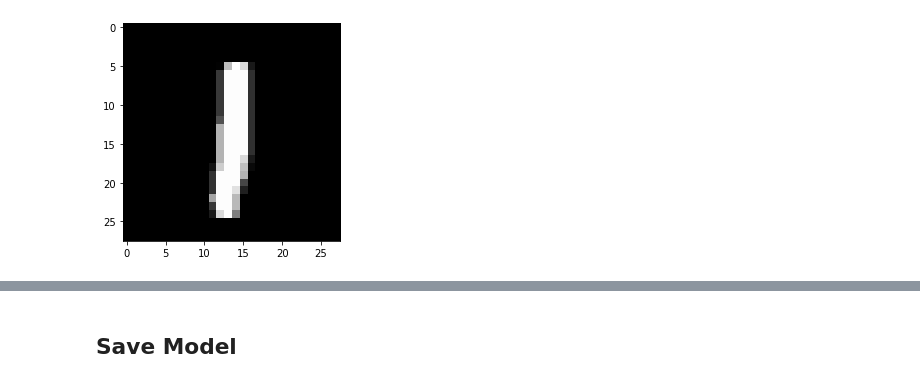
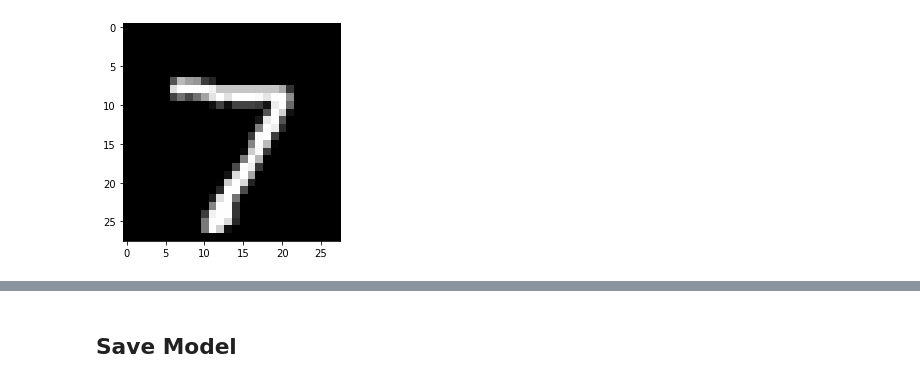
Before and after one commit to jtlai0921/-, a Jupyter notebook: keras_01basic.ipynb, the cells around one changed output, grey strips where cells are left out. Drawn from its saved outputs; the diff is of its cells as text; code cells hidden in the pictures.

```diff
--- a/keras_01basic.ipynb
+++ b/keras_01basic.ipynb
@@ -37,7 +17,6 @@ Thu Oct 29 11:55:19 2020
 print(x_train.shape, x_test.shape, y_train.shape, y_test.shape)
 
 # Plot image and label
-idx = 5566
-plt.imshow(x_test[idx], cmap=plt.cm.gray)
-print(y_test[idx])
+plt.imshow(x_test[0], cmap=plt.cm.gray)
+print(y_test[0])
 # %% [output]
@@ -46 +27 @@ print(y_test[idx])
-[figure, old version]
+[figure, new version]
```
Also changed, not shown: parts of 26 cells of this notebook.
